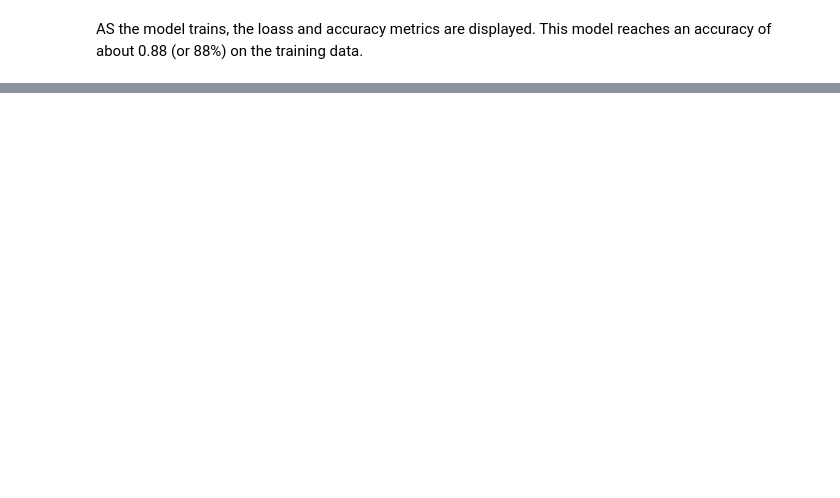
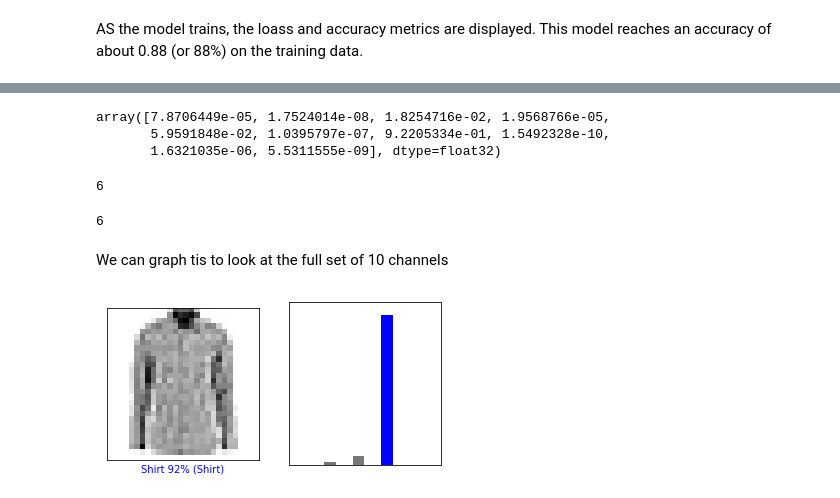
Before and after one commit to linked0/dlnd-deep-learning, a Jupyter notebook: AAMY/Classifying_Images_of_Clothing_my.ipynb, the cells around one changed output, grey strips where cells are left out. Cells and saved outputs as stored; diff of their text form; code cells hidden in the pictures; blank space fills up the shorter version.

```diff
--- a/AAMY/Classifying_Images_of_Clothing_my.ipynb
+++ b/AAMY/Classifying_Images_of_Clothing_my.ipynb
@@ -231,0 +246,60 @@ AS the model trains, the loass and accuracy metrics are displayed. This model re
+# %%
+for test_images, test_labels in test_dataset.take(1):
+  test_images = test_images.numpy()
+  test_labels = test_labels.numpy()
+  predictions = model.predict(test_images)
+# %%
+predictions[0]
+# %% [output]
+array([7.8706449e-05, 1.7524014e-08, 1.8254716e-02, 1.9568766e-05,
+       5.9591848e-02, 1.0395797e-07, 9.2205334e-01, 1.5492328e-10,
+       1.6321035e-06, 5.5311555e-09], dtype=float32)
+# %%
+np.argmax(predictions[0])
+# %% [output]
+6
+# %%
+test_labels[0]
+# %% [output]
+6
+# %% [markdown]
+We can graph tis to look at the full set of 10 channels
+# %%
+def plot_image(i, predictions_array, true_labels, images):
+  predictions_array, true_label, img = predictions_array[i], true_labels[i], images[i]
+  plt.grid(False)
+  plt.xticks([])
+  plt.yticks([])
+
+  plt.imshow(img[..., 0], cmap=plt.cm.binary)
+
+  predicted_label = np.argmax(predictions_array)
+  if predicted_label == true_label:
+    color = 'blue'
+  else:
+    color = 'red'
+
+  plt.xlabel("{} {:2.0f}% ({})".format(class_names[predicted_label],
+                                      100*np.max(predictions_array),
+                                      class_names[true_label]),
+                                      color=color)
+def plot_value_array(i, predictions_array, true_label):
+  predictions_array, true_label = predictions_array[i], true_label[i]
+  plt.grid(False)
+  plt.xticks([])
+  plt.yticks([])
+  thisplot = plt.bar(range(10), predictions_array, color='#777777')
+  plt.ylim([0,1])
+  predicted_label = np.argmax(predictions_array)
+
+  thisplot[predicted_label].set_color('red')
+  thisplot[true_label].set_color('blue')
+# %%
+i = 0
+plt.figure(figsize=(6,3))
+plt.subplot(1,2,1)
+plot_image(i, predictions, test_labels, test_images)
+plt.subplot(1,2,2)
+plot_value_array(i, predictions, test_labels)
+# %% [output]
+[figure, added]
```
Also changed, not shown: parts of 13 cells of this notebook.
